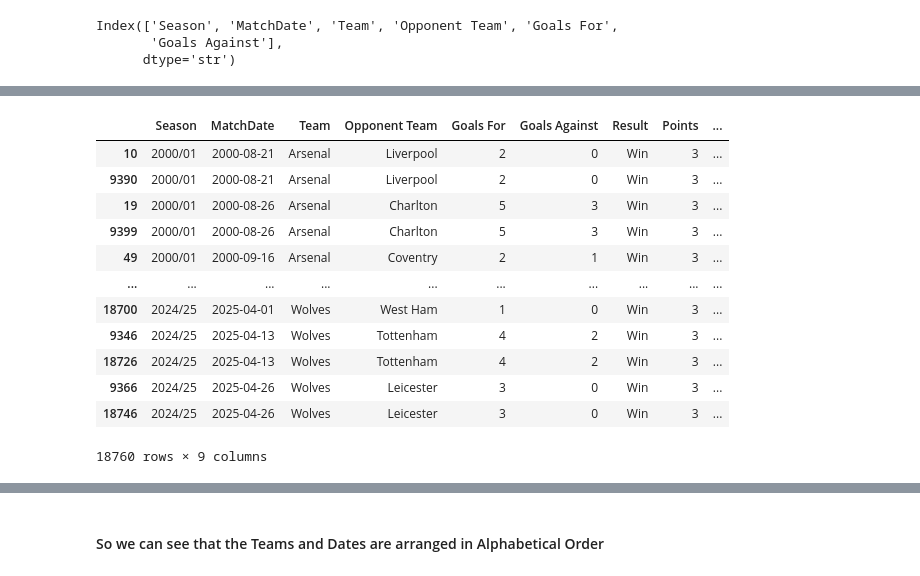
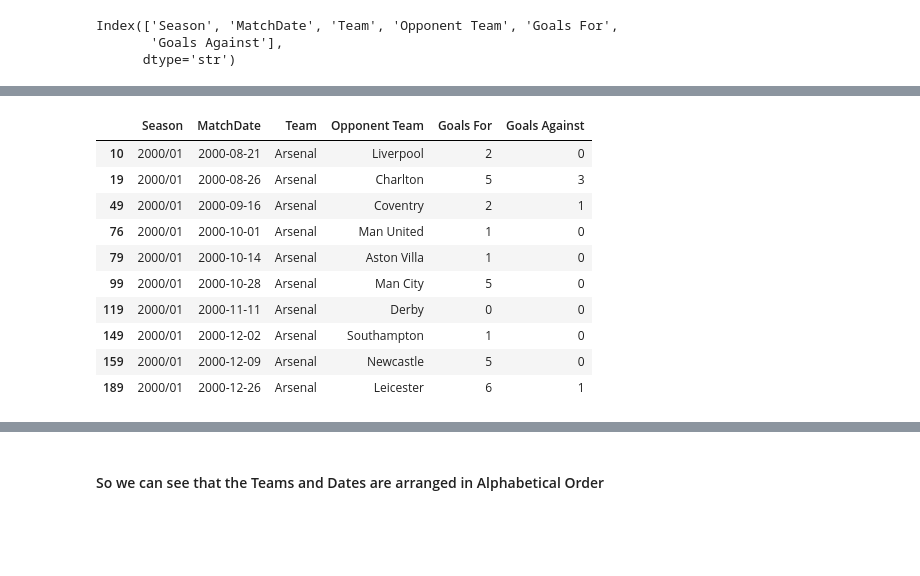
Before and after one commit to nemo-code-ai/epl-prediction-system, a Jupyter notebook: src/epl_prediction_system/system.ipynb, the cells around one changed output, grey strips where cells are left out. Drawn from its saved outputs; the diff is of its cells as text; code cells hidden in the pictures; blank space fills up the shorter version.

```diff
--- a/src/epl_prediction_system/system.ipynb
+++ b/src/epl_prediction_system/system.ipynb
@@ -190,11 +185,0 @@ home.head()
-# %%
-away = system[[
-    'Season',
-    'MatchDate',
-    'HomeTeam',
-    'AwayTeam',
-    'FullTimeHomeGoals',
-    'FullTimeAwayGoals'
-]].copy()
-
-away.head()
@@ -208,3 +186,10 @@ away.head()
+# %%
+away = away.rename(columns={
+    "AwayTeam": "Team",
+    "HomeTeam": "Opponent Team",
+    "FullTimeAwayGoals": "Goals For",
+    "FullTimeHomeGoals": "Goals Against"
+})
 # %%
 # we will extend the system
 
@@ -220,10 +205,3 @@ ext_system.columns
 Index(['Season', 'MatchDate', 'Team', 'Opponent Team', 'Goals For',
        'Goals Against'],
       dtype='str')
-# %%
-ext_system['Result'] = np.where(
-    ext_system['Goals For'] > ext_system['Goals Against'], 'Win',
-    np.where(
-    ext_system['Goals For'] == ext_system['Goals Against'], 'Draw',
-    'Lose'
-))
@@ -297,6 +207,0 @@ system[['MatchDate', 'Season']].tail(10)
-# %%
-ext_system['Previous 5 matches'] = (
-    ext_system.groupby('Team')['Points'].transform(lambda x: x.shift(1).rolling(5).sum())
-    )
-
-ext_system.head()
@@ -353,18 +208,14 @@ pd.concat([home, away])
-# %%
-ext_system = ext_system.sort_values(['Team', 'MatchDate'])
-
-ext_system
-# %% [output]
-|  | Season | MatchDate | Team | Opponent Team | Goals For | Goals Against | Result | Points | ... |
-| 10 | 2000/01 | 2000-08-21 | Arsenal | Liverpool | 2 | 0 | Win | 3 | ... |
-| 9390 | 2000/01 | 2000-08-21 | Arsenal | Liverpool | 2 | 0 | Win | 3 | ... |
-| 19 | 2000/01 | 2000-08-26 | Arsenal | Charlton | 5 | 3 | Win | 3 | ... |
-| 9399 | 2000/01 | 2000-08-26 | Arsenal | Charlton | 5 | 3 | Win | 3 | ... |
-| 49 | 2000/01 | 2000-09-16 | Arsenal | Coventry | 2 | 1 | Win | 3 | ... |
-| ... | ... | ... | ... | ... | ... | ... | ... | ... | ... |
-| 18700 | 2024/25 | 2025-04-01 | Wolves | West Ham | 1 | 0 | Win | 3 | ... |
-| 9346 | 2024/25 | 2025-04-13 | Wolves | Tottenham | 4 | 2 | Win | 3 | ... |
-| 18726 | 2024/25 | 2025-04-13 | Wolves | Tottenham | 4 | 2 | Win | 3 | ... |
-| 9366 | 2024/25 | 2025-04-26 | Wolves | Leicester | 3 | 0 | Win | 3 | ... |
-| 18746 | 2024/25 | 2025-04-26 | Wolves | Leicester | 3 | 0 | Win | 3 | ... |
-18760 rows × 9 columns
+# %%
+ext_system[ext_system['Team'] == 'Arsenal'].head(10)
+# %% [output]
+|  | Season | MatchDate | Team | Opponent Team | Goals For | Goals Against |
+| 10 | 2000/01 | 2000-08-21 | Arsenal | Liverpool | 2 | 0 |
+| 19 | 2000/01 | 2000-08-26 | Arsenal | Charlton | 5 | 3 |
+| 49 | 2000/01 | 2000-09-16 | Arsenal | Coventry | 2 | 1 |
+| 76 | 2000/01 | 2000-10-01 | Arsenal | Man United | 1 | 0 |
+| 79 | 2000/01 | 2000-10-14 | Arsenal | Aston Villa | 1 | 0 |
+| 99 | 2000/01 | 2000-10-28 | Arsenal | Man City | 5 | 0 |
+| 119 | 2000/01 | 2000-11-11 | Arsenal | Derby | 0 | 0 |
+| 149 | 2000/01 | 2000-12-02 | Arsenal | Southampton | 1 | 0 |
+| 159 | 2000/01 | 2000-12-09 | Arsenal | Newcastle | 5 | 0 |
+| 189 | 2000/01 | 2000-12-26 | Arsenal | Leicester | 6 | 1 |
```
Also changed, not shown: parts of 44 cells of this notebook.
